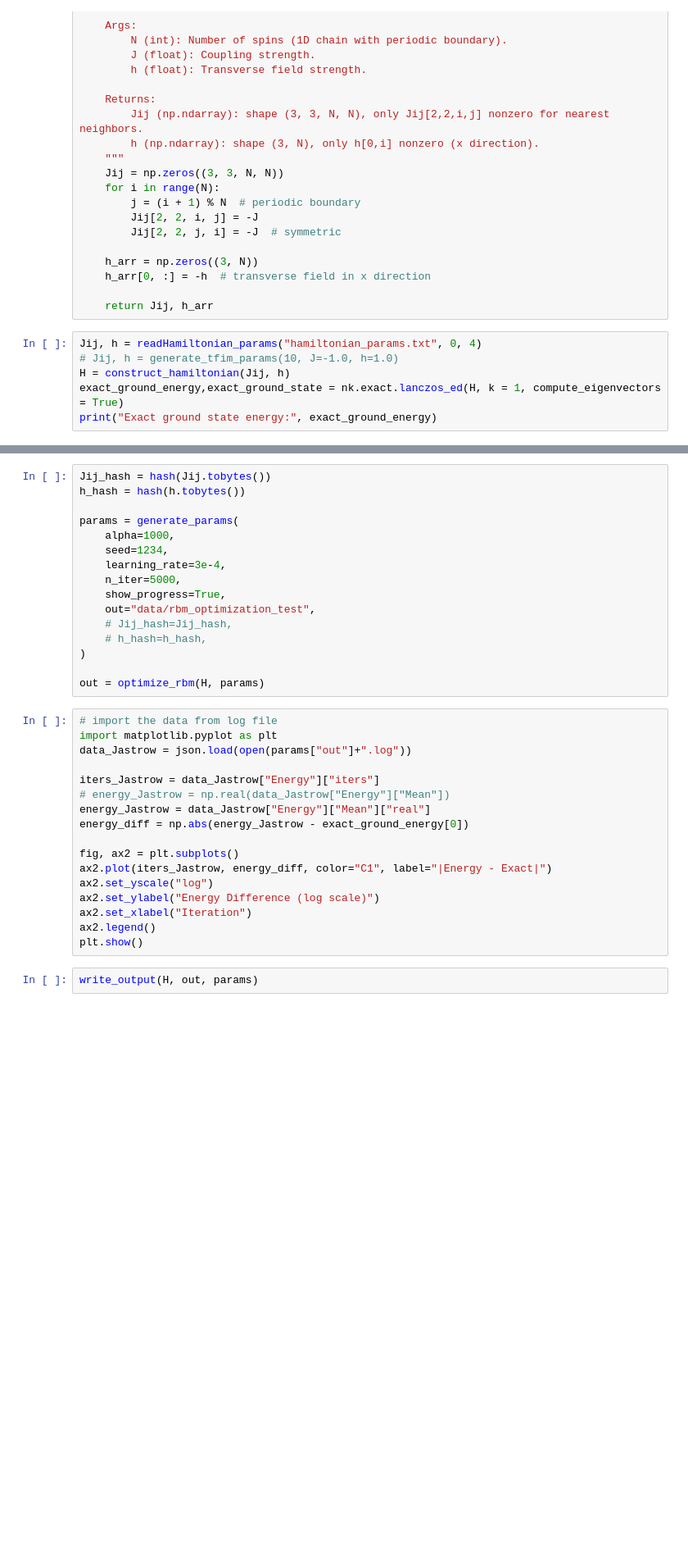
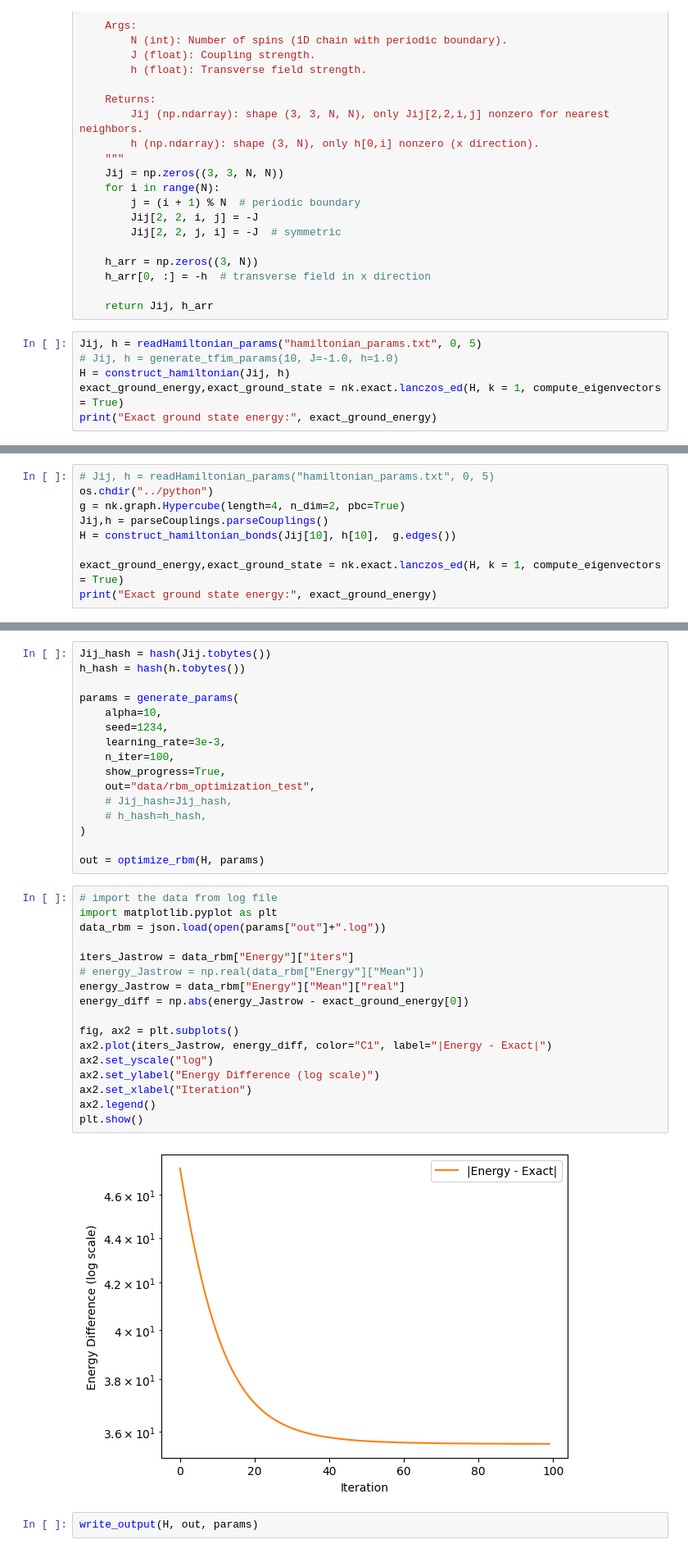
Before and after one commit to NilsNiggemann/DataMiningRBMs, a Jupyter notebook: Netket/optimization.ipynb, the cells around one changed output, grey strips where cells are left out. Shown at 82% size. Drawn from its saved outputs; the diff is of its cells as text; blank space fills up the shorter version.

```diff
--- a/Netket/optimization.ipynb
+++ b/Netket/optimization.ipynb
@@ -42,7 +45,7 @@ def generate_tfim_params(N, J=1.0, h=1.0):
 
     return Jij, h_arr
 # %%
-Jij, h = readHamiltonian_params("hamiltonian_params.txt", 0, 4)
+Jij, h = readHamiltonian_params("hamiltonian_params.txt", 0, 5)
 # Jij, h = generate_tfim_params(10, J=-1.0, h=1.0)
 H = construct_hamiltonian(Jij, h)
 exact_ground_energy,exact_ground_state = nk.exact.lanczos_ed(H, k = 1, compute_eigenvectors = True)
@@ -49,0 +89,9 @@ print("Exact ground state energy:", exact_ground_energy)
+# %%
+# Jij, h = readHamiltonian_params("hamiltonian_params.txt", 0, 5)
+os.chdir("../python")
+g = nk.graph.Hypercube(length=4, n_dim=2, pbc=True)
+Jij,h = parseCouplings.parseCouplings()
+H = construct_hamiltonian_bonds(Jij[10], h[10],  g.edges())
+
+exact_ground_energy,exact_ground_state = nk.exact.lanczos_ed(H, k = 1, compute_eigenvectors = True)
+print("Exact ground state energy:", exact_ground_energy)
@@ -52,10 +102,10 @@ Jij_hash = hash(Jij.tobytes())
 h_hash = hash(h.tobytes())
 
 params = generate_params(
-    alpha=1000,
+    alpha=10,
     seed=1234,
-    learning_rate=3e-4,
-    n_iter=5000,
+    learning_rate=3e-3,
+    n_iter=100,
     show_progress=True,
     out="data/rbm_optimization_test",
     # Jij_hash=Jij_hash,
@@ -66,19 +116,21 @@ out = optimize_rbm(H, params)
 # %%
 # import the data from log file
 import matplotlib.pyplot as plt
-data_Jastrow = json.load(open(params["out"]+".log"))
+data_rbm = json.load(open(params["out"]+".log"))
 
-iters_Jastrow = data_Jastrow["Energy"]["iters"]
-# energy_Jastrow = np.real(data_Jastrow["Energy"]["Mean"])
-energy_Jastrow = data_Jastrow["Energy"]["Mean"]["real"]
+iters_Jastrow = data_rbm["Energy"]["iters"]
+# energy_Jastrow = np.real(data_rbm["Energy"]["Mean"])
+energy_Jastrow = data_rbm["Energy"]["Mean"]["real"]
 energy_diff = np.abs(energy_Jastrow - exact_ground_energy[0])
 
 fig, ax2 = plt.subplots()
 ax2.plot(iters_Jastrow, energy_diff, color="C1", label="|Energy - Exact|")
 ax2.set_yscale("log")
 ax2.set_ylabel("Energy Difference (log scale)")
 ax2.set_xlabel("Iteration")
 ax2.legend()
 plt.show()
+# %% [output]
+[figure, added]
 # %%
 write_output(H, out, params)
```
Also changed, not shown: parts of 13 cells of this notebook, 3 other files.
